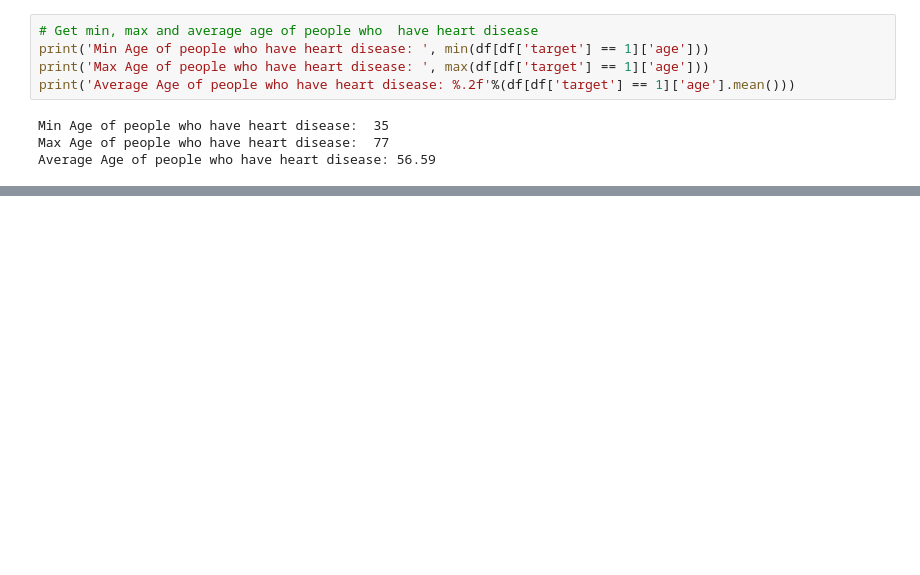
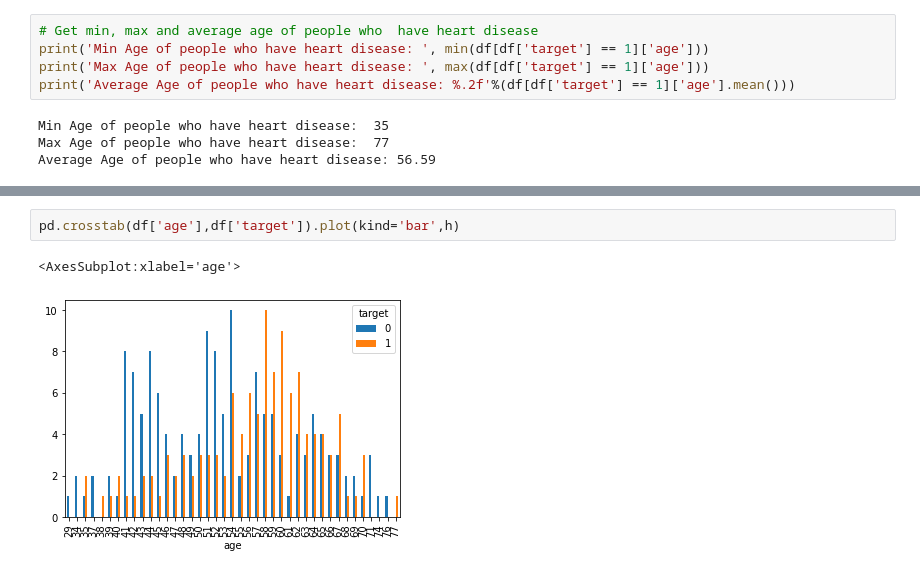
Before and after one commit to Parag18081994/Ghost, a Jupyter notebook: Python/Practise/2021/KNN/KNN_git_heart.ipynb, the cells around one changed output, grey strips where cells are left out. Saved outputs shown, nothing was run; the diff lists cells and outputs as text; blank space fills up the shorter version.

```diff
--- a/Python/Practise/2021/KNN/KNN_git_heart.ipynb
+++ b/Python/Practise/2021/KNN/KNN_git_heart.ipynb
@@ -218,0 +249,5 @@ Average Age of people who have heart disease: 56.59
+# %%
+pd.crosstab(df['age'],df['target']).plot(kind='bar',h)
+# %% [output]
+<AxesSubplot:xlabel='age'>
+[figure, added]
```
Also changed, not shown: parts of 13 cells of this notebook.
